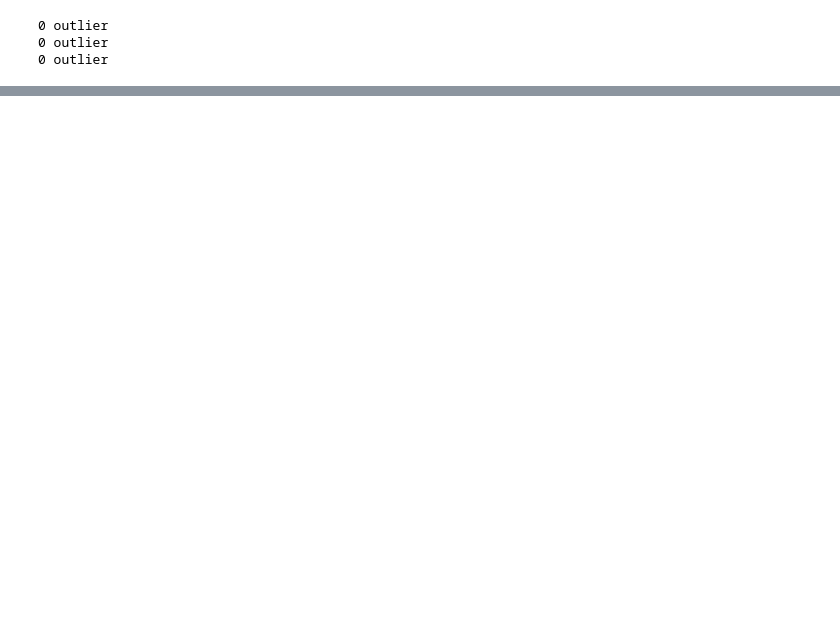
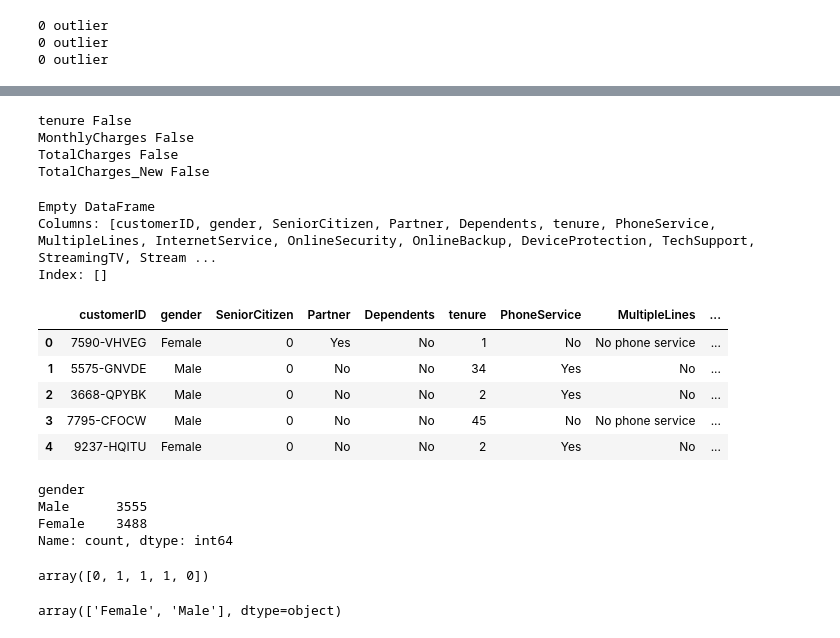
Before and after one commit to Boozkann/Telco_Churn_Analysis, a Jupyter notebook: Telco_Customer_Churn.ipynb, the cells around one changed output, grey strips where cells are left out. Cells and saved outputs as stored; diff of their text form; code cells hidden in the pictures; blank space fills up the shorter version.

```diff
--- a/Telco_Customer_Churn.ipynb
+++ b/Telco_Customer_Churn.ipynb
@@ -545,0 +644,8 @@ for col in num_cols:
+# %%
+for col in num_cols:
+    print(col, outlier_check(df, col))
+# %% [output]
+tenure False
+MonthlyCharges False
+TotalCharges False
+TotalCharges_New False
@@ -545,0 +664,6 @@ for col in num_cols:
+# %%
+outliers_grab(df, "TotalCharges", index=False)
+# %% [output]
+Empty DataFrame
+Columns: [customerID, gender, SeniorCitizen, Partner, Dependents, tenure, PhoneService, MultipleLines, InternetService, OnlineSecurity, OnlineBackup, DeviceProtection, TechSupport, StreamingTV, Stream ...
+Index: []
@@ -545,0 +672,25 @@ for col in num_cols:
+# %%
+df.head()
+# %% [output]
+|  | customerID | gender | SeniorCitizen | Partner | Dependents | tenure | PhoneService | MultipleLines | ... |
+| 0 | 7590-VHVEG | Female | 0 | Yes | No | 1 | No | No phone service | ... |
+| 1 | 5575-GNVDE | Male | 0 | No | No | 34 | Yes | No | ... |
+| 2 | 3668-QPYBK | Male | 0 | No | No | 2 | Yes | No | ... |
+| 3 | 7795-CFOCW | Male | 0 | No | No | 45 | No | No phone service | ... |
+| 4 | 9237-HQITU | Female | 0 | No | No | 2 | Yes | No | ... |
+# %%
+df["gender"].value_counts()
+# %% [output]
+gender
+Male      3555
+Female    3488
+Name: count, dtype: int64
+# %%
+le = LabelEncoder()
+le.fit_transform(df["gender"])[0:5]
+# %% [output]
+array([0, 1, 1, 1, 0])
+# %%
+le.inverse_transform([0, 1])
+# %% [output]
+array(['Female', 'Male'], dtype=object)
```
Also changed, not shown: parts of 51 cells of this notebook.
